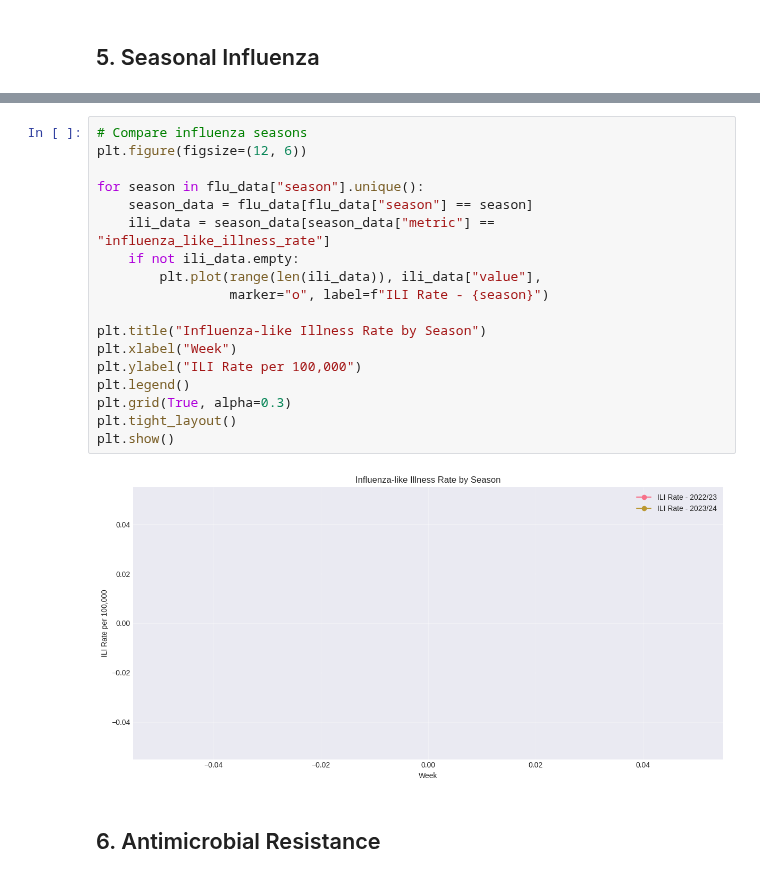
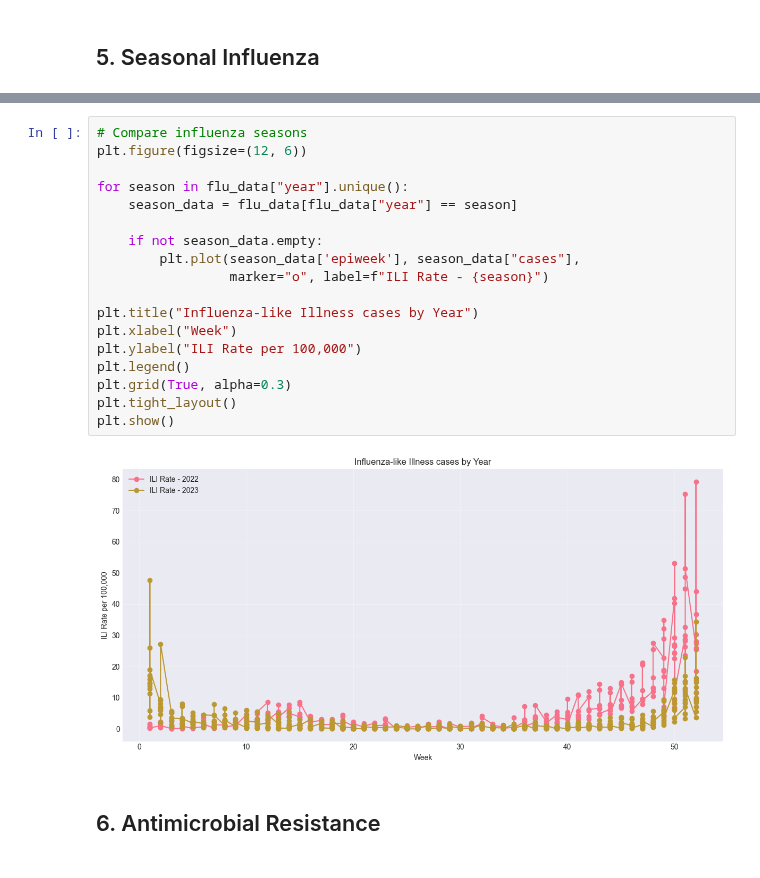
Before and after one commit to fccoelho/epidemiological-datasets, a Jupyter notebook: examples/notebooks/12_UKHSA_Surveillance_Data.ipynb, the cells around one changed output, grey strips where cells are left out. Cells and saved outputs as stored; diff of their text form.

```diff
--- a/examples/notebooks/12_UKHSA_Surveillance_Data.ipynb
+++ b/examples/notebooks/12_UKHSA_Surveillance_Data.ipynb
@@ -169,23 +174,23 @@ Retrieved 4 records
 # %%
 # Compare influenza seasons
 plt.figure(figsize=(12, 6))
 
-for season in flu_data["season"].unique():
-    season_data = flu_data[flu_data["season"] == season]
-    ili_data = season_data[season_data["metric"] == "influenza_like_illness_rate"]
-    if not ili_data.empty:
-        plt.plot(range(len(ili_data)), ili_data["value"],
+for season in flu_data["year"].unique():
+    season_data = flu_data[flu_data["year"] == season]
+
+    if not season_data.empty:
+        plt.plot(season_data['epiweek'], season_data["cases"],
                  marker="o", label=f"ILI Rate - {season}")
 
-plt.title("Influenza-like Illness Rate by Season")
+plt.title("Influenza-like Illness cases by Year")
 plt.xlabel("Week")
 plt.ylabel("ILI Rate per 100,000")
 plt.legend()
 plt.grid(True, alpha=0.3)
 plt.tight_layout()
 plt.show()
 # %% [output]
-[figure, old version]
+[figure, new version]
 # %% [markdown]
 ## 6. Antimicrobial Resistance
 # %%
```
Also changed, not shown: parts of 9 cells of this notebook, 2 other files.
